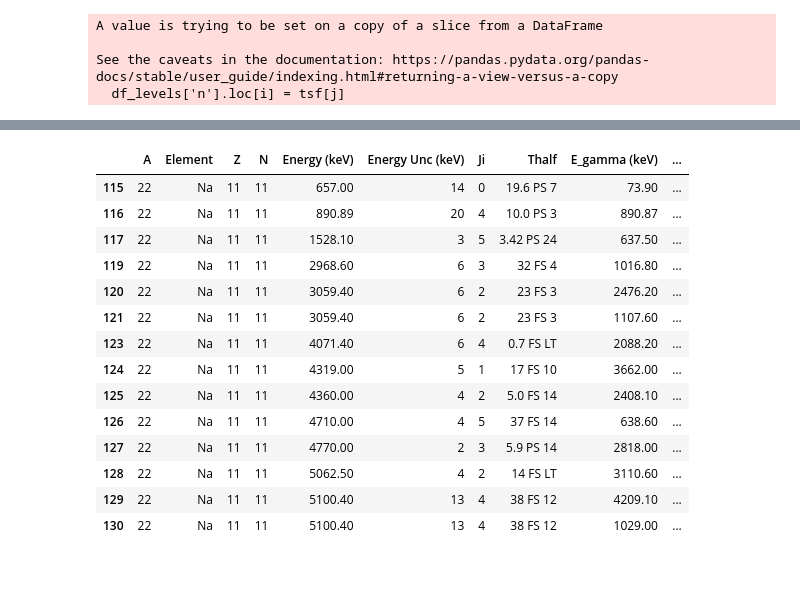
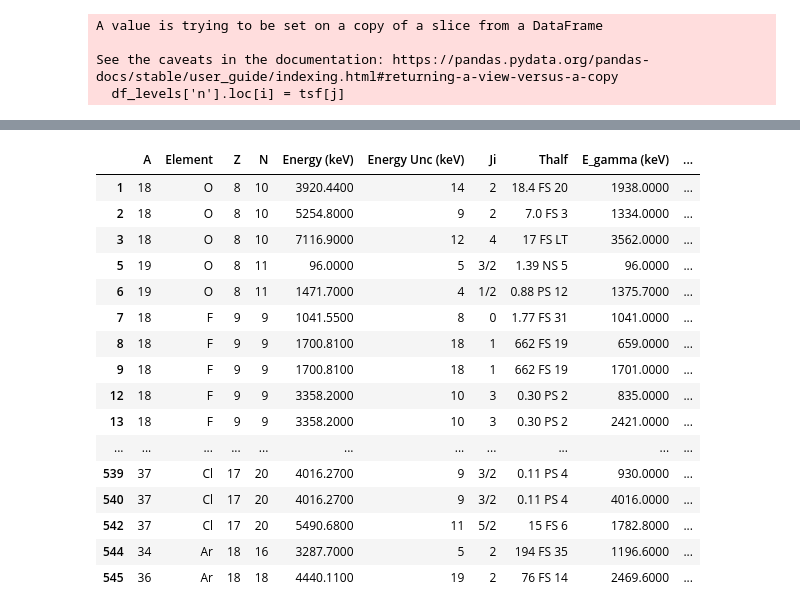
Before and after one commit to jmrfox/shmuq_data, a Jupyter notebook: clean_M1_transitions.ipynb, the cells around one changed output, grey strips where cells are left out. Drawn from its saved outputs; the diff is of its cells as text; code cells hidden in the pictures; blank space fills up the shorter version.

```diff
--- a/clean_M1_transitions.ipynb
+++ b/clean_M1_transitions.ipynb
@@ -173,7 +183,11 @@ for i in df.index:
     except:
         pass
     if string=='':
-        df['B_exp Unc (W.u.)'].loc[i] = 0.
+        df['B_exp Unc (W.u.)'].loc[i] = df['B_exp (W.u.)'].loc[i]/10
+    elif (string=='GT') | (string=='>'):
+        df['Include'].loc[i] = False
+    elif string=='<':
+        df['B_exp Unc (W.u.)'].loc[i] = df['B_exp (W.u.)'].loc[i]
 # %% [output]
 A value is trying to be set on a copy of a slice from a DataFrame
 
@@ -185,0 +208,7 @@ See the caveats in the documentation: https://pandas.pydata.org/pandas-docs/stab
+# %%
+for i in df.index:
+    A = df['A'].loc[i]
+#     Z = df['Z'].loc[i]
+#     N = df['N'].loc[i]
+    if (A<18) | (A>38):
+        df['Include'].loc[i] = False
@@ -185,0 +220,5 @@ See the caveats in the documentation: https://pandas.pydata.org/pandas-docs/stab
+# %%
+for i in df.index:
+    E = df['Energy (keV)'].loc[i]
+    if E>8000:
+        df['Include'].loc[i] = False
@@ -335,11 +376,10 @@ df['Jf'] = None
 df['twoJf'] = None
 df['ni'] = None
 df['nf'] = None
-df['Include'] = True
 
 max_deltaJ = 1
-tol_energy = 0.5
-tol_gamma = 0.5
+tol_energy = 50
+tol_gamma = 50
 
 # for i in df.index:
 for i in df.index:
@@ -613,19 +649,21 @@ df[df['Include']==False]
 # %%
-df[(df['Include']==True) & (df['Nucleus']=='22Na')]
+df[(df['Include']==True)]
 # %% [output]
 |  | A | Element | Z | N | Energy (keV) | Energy Unc (keV) | Ji | Thalf | E_gamma (keV) | ... |
-| 115 | 22 | Na | 11 | 11 | 657.00 | 14 | 0 | 19.6 PS 7 | 73.90 | ... |
-| 116 | 22 | Na | 11 | 11 | 890.89 | 20 | 4 | 10.0 PS 3 | 890.87 | ... |
-| 117 | 22 | Na | 11 | 11 | 1528.10 | 3 | 5 | 3.42 PS 24 | 637.50 | ... |
-| 119 | 22 | Na | 11 | 11 | 2968.60 | 6 | 3 | 32 FS 4 | 1016.80 | ... |
-| 120 | 22 | Na | 11 | 11 | 3059.40 | 6 | 2 | 23 FS 3 | 2476.20 | ... |
-| 121 | 22 | Na | 11 | 11 | 3059.40 | 6 | 2 | 23 FS 3 | 1107.60 | ... |
-| 123 | 22 | Na | 11 | 11 | 4071.40 | 6 | 4 | 0.7 FS LT | 2088.20 | ... |
-| 124 | 22 | Na | 11 | 11 | 4319.00 | 5 | 1 | 17 FS 10 | 3662.00 | ... |
-| 125 | 22 | Na | 11 | 11 | 4360.00 | 4 | 2 | 5.0 FS 14 | 2408.10 | ... |
-| 126 | 22 | Na | 11 | 11 | 4710.00 | 4 | 5 | 37 FS 14 | 638.60 | ... |
-| 127 | 22 | Na | 11 | 11 | 4770.00 | 2 | 3 | 5.9 PS 14 | 2818.00 | ... |
-| 128 | 22 | Na | 11 | 11 | 5062.50 | 4 | 2 | 14 FS LT | 3110.60 | ... |
-| 129 | 22 | Na | 11 | 11 | 5100.40 | 13 | 4 | 38 FS 12 | 4209.10 | ... |
-| 130 | 22 | Na | 11 | 11 | 5100.40 | 13 | 4 | 38 FS 12 | 1029.00 | ... |
+| 1 | 18 | O | 8 | 10 | 3920.4400 | 14 | 2 | 18.4 FS 20 | 1938.0000 | ... |
+| 2 | 18 | O | 8 | 10 | 5254.8000 | 9 | 2 | 7.0 FS 3 | 1334.0000 | ... |
+| 3 | 18 | O | 8 | 10 | 7116.9000 | 12 | 4 | 17 FS LT | 3562.0000 | ... |
+| 5 | 19 | O | 8 | 11 | 96.0000 | 5 | 3/2 | 1.39 NS 5 | 96.0000 | ... |
+| 6 | 19 | O | 8 | 11 | 1471.7000 | 4 | 1/2 | 0.88 PS 12 | 1375.7000 | ... |
+| 7 | 18 | F | 9 | 9 | 1041.5500 | 8 | 0 | 1.77 FS 31 | 1041.0000 | ... |
+| 8 | 18 | F | 9 | 9 | 1700.8100 | 18 | 1 | 662 FS 19 | 659.0000 | ... |
+| 9 | 18 | F | 9 | 9 | 1700.8100 | 18 | 1 | 662 FS 19 | 1701.0000 | ... |
+| 12 | 18 | F | 9 | 9 | 3358.2000 | 10 | 3 | 0.30 PS 2 | 835.0000 | ... |
+| 13 | 18 | F | 9 | 9 | 3358.2000 | 10 | 3 | 0.30 PS 2 | 2421.0000 | ... |
+| ... | ... | ... | ... | ... | ... | ... | ... | ... | ... | ... |
+| 539 | 37 | Cl | 17 | 20 | 4016.2700 | 9 | 3/2 | 0.11 PS 4 | 930.0000 | ... |
+| 540 | 37 | Cl | 17 | 20 | 4016.2700 | 9 | 3/2 | 0.11 PS 4 | 4016.0000 | ... |
+| 542 | 37 | Cl | 17 | 20 | 5490.6800 | 11 | 5/2 | 15 FS 6 | 1782.8000 | ... |
+| 544 | 34 | Ar | 18 | 16 | 3287.7000 | 5 | 2 | 194 FS 35 | 1196.6000 | ... |
+| 545 | 36 | Ar | 18 | 18 | 4440.1100 | 19 | 2 | 76 FS 14 | 2469.6000 | ... |
 # %%
```
Also changed, not shown: parts of 11 cells of this notebook, 1 other file.
